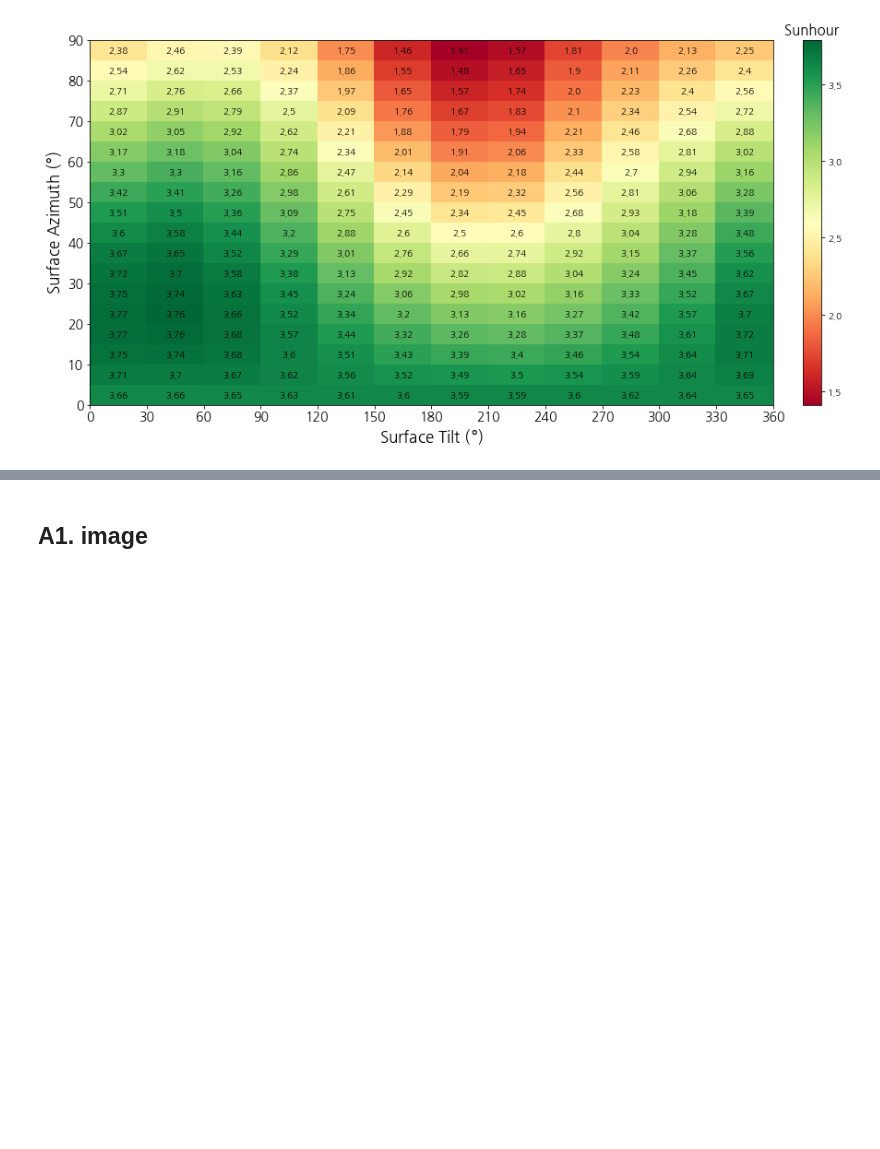
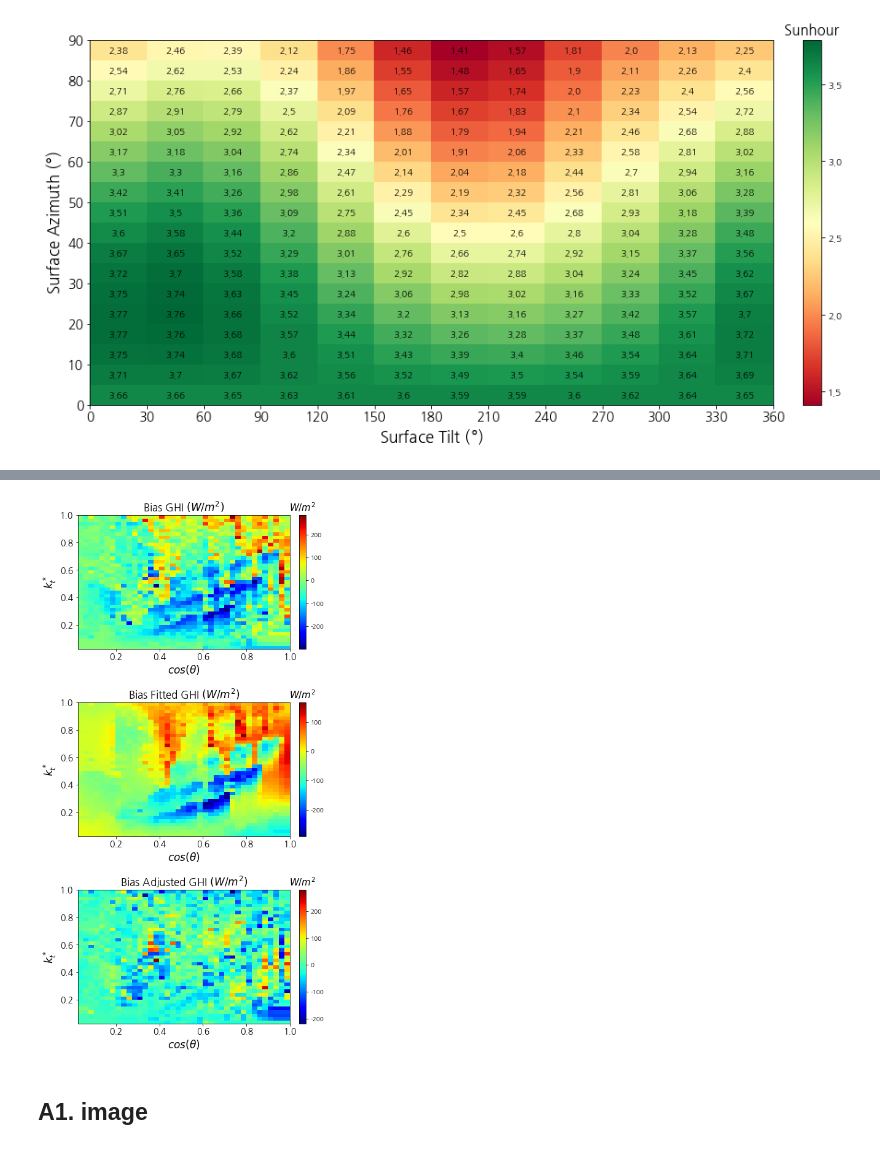
Before and after one commit to youjin2/dev, a Jupyter notebook: plot/matplotlib.ipynb, the cells around one changed output, grey strips where cells are left out. Saved outputs shown, nothing was run; the diff lists cells and outputs as text; code cells hidden in the pictures; blank space fills up the shorter version.

```diff
--- a/plot/matplotlib.ipynb
+++ b/plot/matplotlib.ipynb
@@ -395,3 +436,52 @@ fig.subplots_adjust(right=2, top=1.5)
+# %%
+data = pd.read_pickle('data/bias_adjust_example.pkl')
+# %%
+# bin size
+n_bins = 40
+eps = 1e-6
+
+bin_interval = np.arange(0, 1. + eps, 1./n_bins)
+label_interval = np.arange(0, len(bin_interval)-1, 1)
+
+data['csi_bin'] = pd.cut(data.cs_index, bin_interval, labels=label_interval)
+data['cza_bin'] = pd.cut(data.cos_sza, bin_interval, labels=label_interval)
+
+fig, axs = plt.subplots(3, 1)
+colnames = ['bias', 'bias_fitted', 'bias_adjusted']
+titlename = ['Bias GHI $(W/m^2)$', 'Bias Fitted GHI $(W/m^2)$', 'Bias Adjusted GHI $(W/m^2)$']
+for i in range(len(axs)):
+    ax = axs[i]
+
+    # make pivot table for grid
+    pivot = data.pivot_table(index='cza_bin', columns='csi_bin', values=colnames[i])
+    pivot.columns = bin_interval[1:]
+    pivot.index = bin_interval[1:]
+    pivot.index.name = 'cza'
+    pivot.columns.name = 'csi'
+    # fill nan
+    pivot.interpolate(inplace=True)
+    pivot.fillna(method='bfill', inplace=True)
+
+    # draw heatmap
+    X = np.array(pivot.index, dtype=float)
+    Y = np.array(pivot.columns, dtype=float)
+    Z = pivot.as_matrix().T
+
+    ax.grid(axis='y', linestyle='-.', zorder=0)
+    ax.tick_params(labelsize=14)
+
+    im = ax.pcolormesh(X, Y, Z, cmap='jet')
+    cbar = fig.colorbar(im, fraction=0.046, pad=0.04, ax=ax)
+    cbar.ax.set_title('$W/m^2$', fontsize=15)
+
+    ax.set_xlabel('$cos(\\theta)$', fontsize=17)
+    ax.set_ylabel('$k_t^*$', fontsize=17)
+
+    ax.set_title(titlename[i], fontsize=17)
+
+fig.subplots_adjust(right=1.0, top=3.0, hspace=0.4)
+# %% [output]
+[figure, added]
 # %% [markdown]
 ## A1. image
 # %%
```
Also changed, not shown: parts of 7 cells of this notebook, 2 other files.
